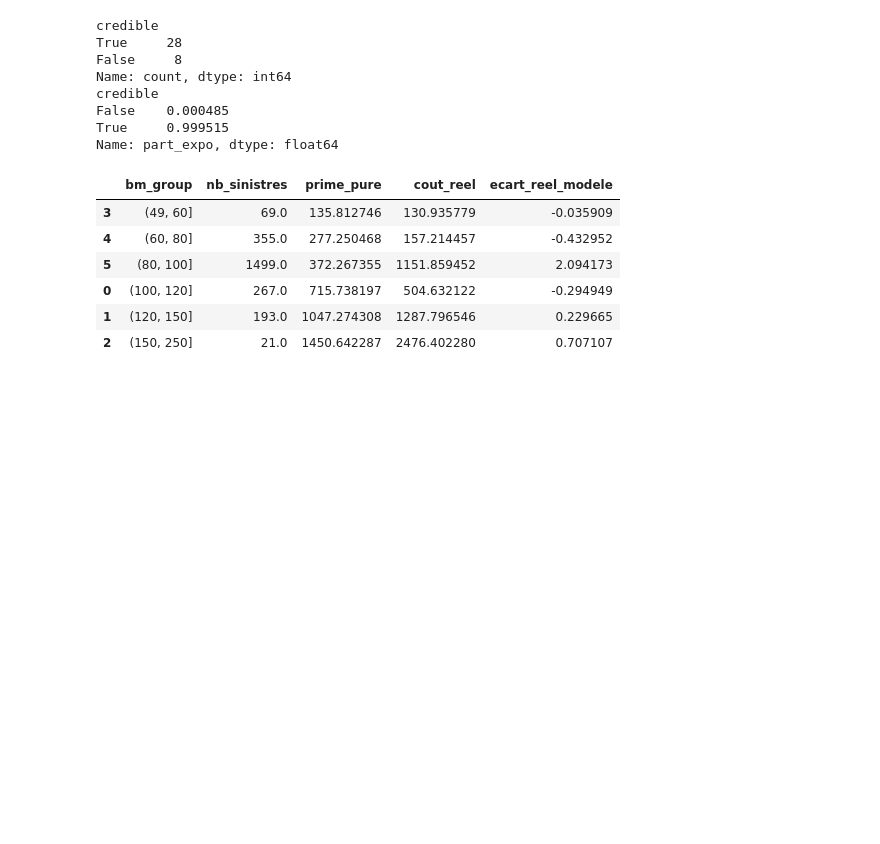
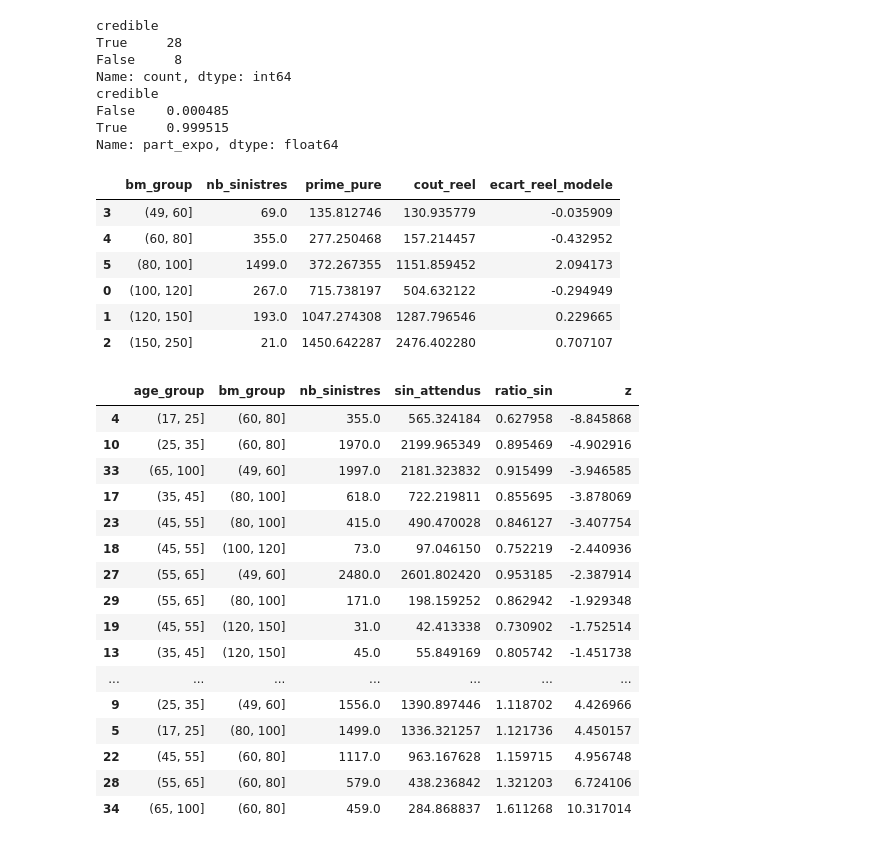
Before and after one commit to namngy/actuarial-portfolio-project, a Jupyter notebook: notebooks/03_underwriting_risk.ipynb, the cells around one changed output. Cells and saved outputs as stored; diff of their text form; code cells hidden in the pictures; blank space fills up the shorter version.

Commit message:
Underwriting: cellules crédibles et test observés/attendus

```diff
--- a/notebooks/03_underwriting_risk.ipynb
+++ b/notebooks/03_underwriting_risk.ipynb
@@ -160,3 +160,31 @@ Name: part_expo, dtype: float64
 | 0 | (100, 120] | 267.0 | 715.738197 | 504.632122 | -0.294949 |
 | 1 | (120, 150] | 193.0 | 1047.274308 | 1287.796546 | 0.229665 |
 | 2 | (150, 250] | 21.0 | 1450.642287 | 2476.402280 | 0.707107 |
+# %%
+df["sin_attendus"] = df["freq_pred"] * df["Exposure"]
+att = df.groupby(["age_group", "bm_group"])["sin_attendus"].sum().reset_index()
+
+cells = cells.merge(att, on=["age_group", "bm_group"])
+cells["ratio_sin"] = cells["nb_sinistres"] / cells["sin_attendus"]
+cells["z"] = (cells["nb_sinistres"] - cells["sin_attendus"]) / np.sqrt(cells["sin_attendus"])
+
+cells[cells["credible"]].sort_values("z")[
+    ["age_group", "bm_group", "nb_sinistres", "sin_attendus", "ratio_sin", "z"]]
+# %% [output]
+|  | age_group | bm_group | nb_sinistres | sin_attendus | ratio_sin | z |
+| 4 | (17, 25] | (60, 80] | 355.0 | 565.324184 | 0.627958 | -8.845868 |
+| 10 | (25, 35] | (60, 80] | 1970.0 | 2199.965349 | 0.895469 | -4.902916 |
+| 33 | (65, 100] | (49, 60] | 1997.0 | 2181.323832 | 0.915499 | -3.946585 |
+| 17 | (35, 45] | (80, 100] | 618.0 | 722.219811 | 0.855695 | -3.878069 |
+| 23 | (45, 55] | (80, 100] | 415.0 | 490.470028 | 0.846127 | -3.407754 |
+| 18 | (45, 55] | (100, 120] | 73.0 | 97.046150 | 0.752219 | -2.440936 |
+| 27 | (55, 65] | (49, 60] | 2480.0 | 2601.802420 | 0.953185 | -2.387914 |
+| 29 | (55, 65] | (80, 100] | 171.0 | 198.159252 | 0.862942 | -1.929348 |
+| 19 | (45, 55] | (120, 150] | 31.0 | 42.413338 | 0.730902 | -1.752514 |
+| 13 | (35, 45] | (120, 150] | 45.0 | 55.849169 | 0.805742 | -1.451738 |
+| ... | ... | ... | ... | ... | ... | ... |
+| 9 | (25, 35] | (49, 60] | 1556.0 | 1390.897446 | 1.118702 | 4.426966 |
+| 5 | (17, 25] | (80, 100] | 1499.0 | 1336.321257 | 1.121736 | 4.450157 |
+| 22 | (45, 55] | (60, 80] | 1117.0 | 963.167628 | 1.159715 | 4.956748 |
+| 28 | (55, 65] | (60, 80] | 579.0 | 438.236842 | 1.321203 | 6.724106 |
+| 34 | (65, 100] | (60, 80] | 459.0 | 284.868837 | 1.611268 | 10.317014 |
```
Also changed, not shown: parts of 1 cell of this notebook.
